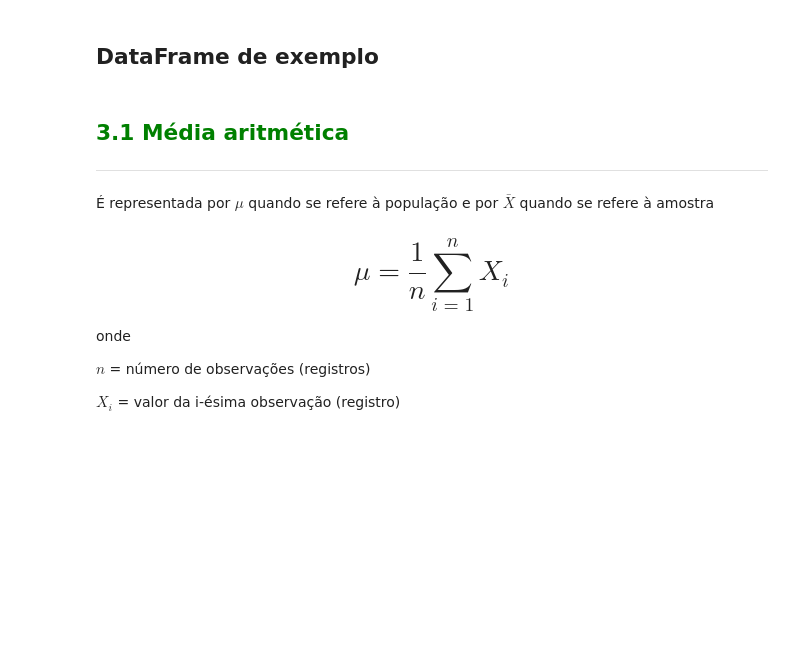
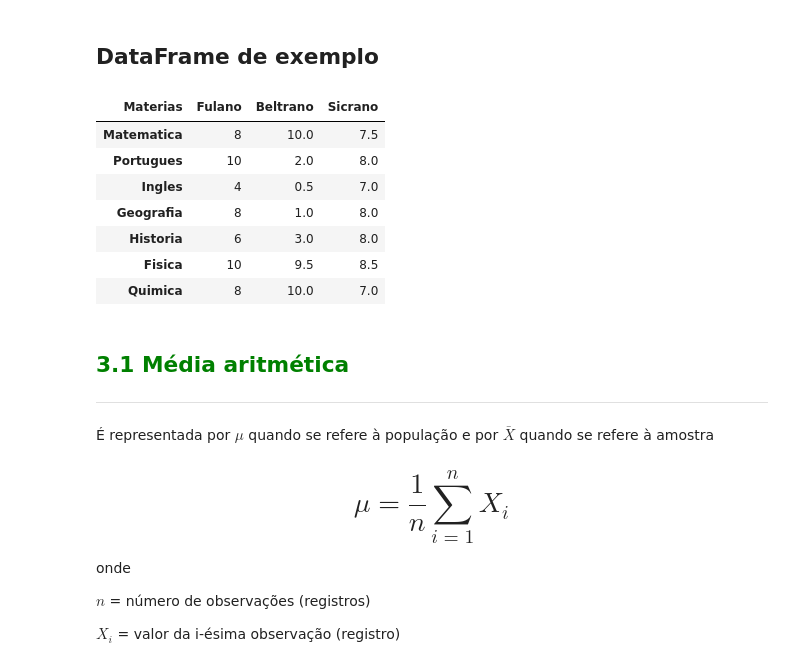
Before and after one commit to weslleysribeiro/python_statistics, a Jupyter notebook: Curso_de_Estatística_Parte_1.ipynb, the cells around one changed output. Cells and saved outputs as stored; diff of their text form; code cells hidden in the pictures; blank space fills up the shorter version.

```diff
--- a/Curso_de_Estatística_Parte_1.ipynb
+++ b/Curso_de_Estatística_Parte_1.ipynb
@@ -528,6 +528,29 @@ dist_freq_quantitativas_personalizadas['Frequencia'].plot.bar(width = 1, color =
 ***
 # %% [markdown]
 ## DataFrame de exemplo
+# %%
+df = pd.DataFrame(data = {'Fulano': [8, 10, 4, 8, 6, 10, 8],
+                          'Beltrano': [10, 2, 0.5, 1, 3, 9.5, 10],
+                          'Sicrano': [7.5, 8, 7, 8, 8, 8.5, 7]},
+                  index = ['Matematica',
+                           'Portugues',
+                           'Ingles',
+                           'Geografia',
+                           'Historia',
+                           'Fisica',
+                           'Quimica'])
+
+df.rename_axis('Materias', axis = 'columns', inplace = True)
+df
+# %% [output]
+| Materias | Fulano | Beltrano | Sicrano |
+| Matematica | 8 | 10.0 | 7.5 |
+| Portugues | 10 | 2.0 | 8.0 |
+| Ingles | 4 | 0.5 | 7.0 |
+| Geografia | 8 | 1.0 | 8.0 |
+| Historia | 6 | 3.0 | 8.0 |
+| Fisica | 10 | 9.5 | 8.5 |
+| Quimica | 8 | 10.0 | 7.0 |
 # %% [markdown]
 ## <font color=green>3.1 Média aritmética</font>
 ***
```
Also changed, not shown: parts of 4 cells of this notebook.
